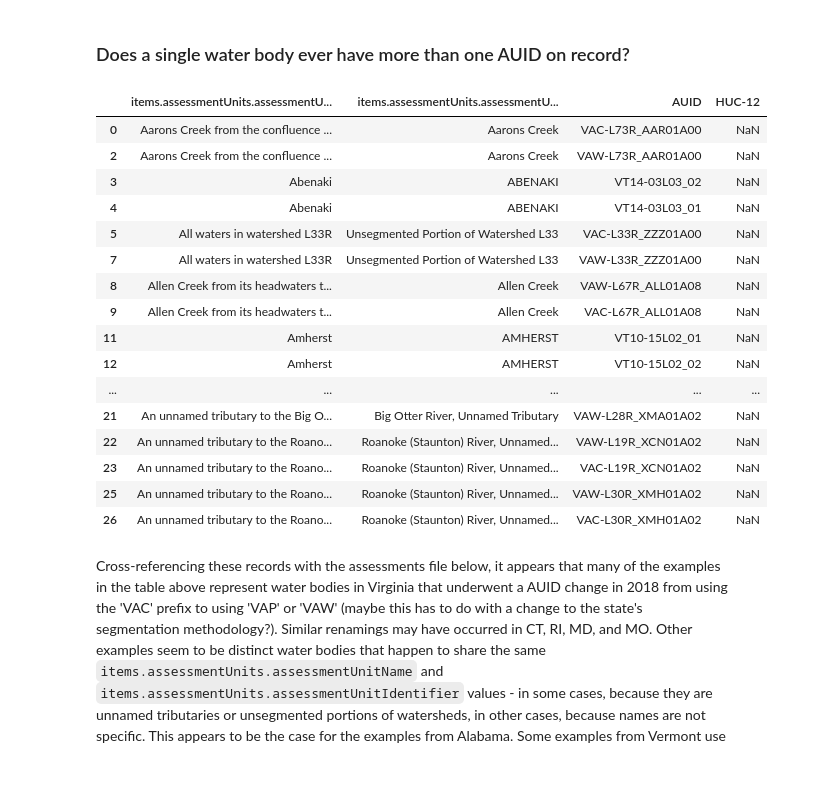
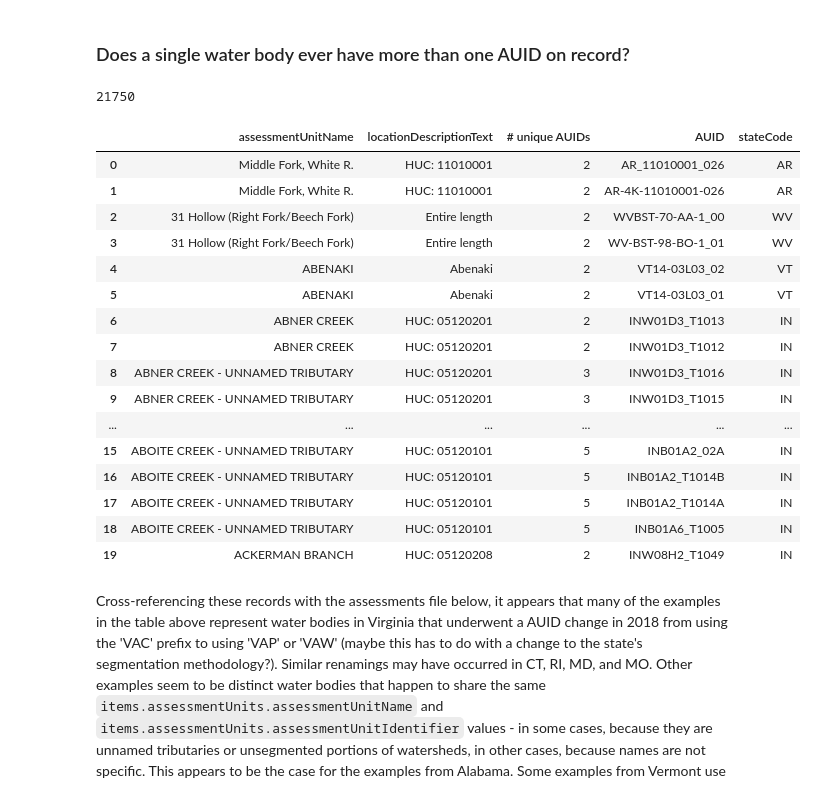
Before and after one commit to reglab/TMDLs_archived, a Jupyter notebook: data_exploration.ipynb, the cells around one changed output. Drawn from its saved outputs; the diff is of its cells as text; code cells hidden in the pictures.

```diff
--- a/data_exploration.ipynb
+++ b/data_exploration.ipynb
@@ -68,0 +57,3 @@ Note: this estimate doesn't include Pennsylvania, which according to https://att
+# %%
+AUs.rename(columns={'assessmentUnitIdentifier': 'AUID'}, inplace=True)
+AUs.head()
@@ -94,30 +94,37 @@ What explains the AUIDs that are in the HUC_AUID_links table but not the ATTAINS
 Again, based on hand-checking examples, it appears that almost all (if not all) of the AUIDs that appear in the HUC_AUID_links table but not the AUs table are from Pennsylvania, which was excluded from the AUs table due to computation limitations.
 # %% [markdown]
 ### Does a single water body ever have more than one AUID on record?
+# %%
+AUs.drop('Unnamed: 0', axis=1, inplace=True)
 # %%
-counts = AUs.groupby(['items.assessmentUnits.assessmentUnitName', 'items.assessmentUnits.assessmentUnitIdentifier'], as_index=False).nunique()
-changed_AUIDs = counts[counts['AUID']>1][['items.assessmentUnits.assessmentUnitName', 'items.assessmentUnits.assessmentUnitIdentifier']]
+counts = AUs.groupby(['assessmentUnitName', 'locationDescriptionText'], as_index=False).nunique()
+changed_AUIDs = counts[counts['AUID']>1][['assessmentUnitName', 'locationDescriptionText', 'AUID']].rename(columns={'AUID':'# unique AUIDs'})
+# %%
+changed_AUIDs = changed_AUIDs[(changed_AUIDs['assessmentUnitName'] != '<Null>') & (changed_AUIDs['locationDescriptionText'] != '<Null>')]
+len(changed_AUIDs)
+# %% [output]
+21750
 # %%
-changed_AUIDs = changed_AUIDs.merge(AUs[['AUID', 'HUC-12', 'items.assessmentUnits.assessmentUnitName', 'items.assessmentUnits.assessmentUnitIdentifier']], on=['items.assessmentUnits.assessmentUnitName', 'items.assessmentUnits.assessmentUnitIdentifier'], how='left').drop_duplicates()
+changed_AUIDs = changed_AUIDs.merge(AUs[['AUID', 'assessmentUnitName', 'locationDescriptionText', 'stateCode']], on=['assessmentUnitName', 'locationDescriptionText'], how='left').drop_duplicates()
 changed_AUIDs.head(20)
 # %% [output]
-|  | items.assessmentUnits.assessmentU... | items.assessmentUnits.assessmentU... | AUID | HUC-12 |
-| 0 | Aarons Creek from the confluence ... | Aarons Creek | VAC-L73R_AAR01A00 | NaN |
-| 2 | Aarons Creek from the confluence ... | Aarons Creek | VAW-L73R_AAR01A00 | NaN |
-| 3 | Abenaki | ABENAKI | VT14-03L03_02 | NaN |
-| 4 | Abenaki | ABENAKI | VT14-03L03_01 | NaN |
-| 5 | All waters in watershed L33R | Unsegmented Portion of Watershed L33 | VAC-L33R_ZZZ01A00 | NaN |
-| 7 | All waters in watershed L33R | Unsegmented Portion of Watershed L33 | VAW-L33R_ZZZ01A00 | NaN |
-| 8 | Allen Creek from its headwaters t... | Allen Creek | VAW-L67R_ALL01A08 | NaN |
-| 9 | Allen Creek from its headwaters t... | Allen Creek | VAC-L67R_ALL01A08 | NaN |
-| 11 | Amherst | AMHERST | VT10-15L02_01 | NaN |
-| 12 | Amherst | AMHERST | VT10-15L02_02 | NaN |
-| ... | ... | ... | ... | ... |
-| 21 | An unnamed tributary to the Big O... | Big Otter River, Unnamed Tributary | VAW-L28R_XMA01A02 | NaN |
-| 22 | An unnamed tributary to the Roano... | Roanoke (Staunton) River, Unnamed... | VAW-L19R_XCN01A02 | NaN |
-| 23 | An unnamed tributary to the Roano... | Roanoke (Staunton) River, Unnamed... | VAC-L19R_XCN01A02 | NaN |
-| 25 | An unnamed tributary to the Roano... | Roanoke (Staunton) River, Unnamed... | VAW-L30R_XMH01A02 | NaN |
-| 26 | An unnamed tributary to the Roano... | Roanoke (Staunton) River, Unnamed... | VAC-L30R_XMH01A02 | NaN |
+|  | assessmentUnitName | locationDescriptionText | # unique AUIDs | AUID | stateCode |
+| 0 | Middle Fork, White R. | HUC: 11010001 | 2 | AR_11010001_026 | AR |
+| 1 | Middle Fork, White R. | HUC: 11010001 | 2 | AR-4K-11010001-026 | AR |
+| 2 | 31 Hollow (Right Fork/Beech Fork) | Entire length | 2 | WVBST-70-AA-1_00 | WV |
+| 3 | 31 Hollow (Right Fork/Beech Fork) | Entire length | 2 | WV-BST-98-BO-1_01 | WV |
+| 4 | ABENAKI | Abenaki | 2 | VT14-03L03_02 | VT |
+| 5 | ABENAKI | Abenaki | 2 | VT14-03L03_01 | VT |
+| 6 | ABNER CREEK | HUC: 05120201 | 2 | INW01D3_T1013 | IN |
+| 7 | ABNER CREEK | HUC: 05120201 | 2 | INW01D3_T1012 | IN |
+| 8 | ABNER CREEK - UNNAMED TRIBUTARY | HUC: 05120201 | 3 | INW01D3_T1016 | IN |
+| 9 | ABNER CREEK - UNNAMED TRIBUTARY | HUC: 05120201 | 3 | INW01D3_T1015 | IN |
+| ... | ... | ... | ... | ... | ... |
+| 15 | ABOITE CREEK - UNNAMED TRIBUTARY | HUC: 05120101 | 5 | INB01A2_02A | IN |
+| 16 | ABOITE CREEK - UNNAMED TRIBUTARY | HUC: 05120101 | 5 | INB01A2_T1014B | IN |
+| 17 | ABOITE CREEK - UNNAMED TRIBUTARY | HUC: 05120101 | 5 | INB01A2_T1014A | IN |
+| 18 | ABOITE CREEK - UNNAMED TRIBUTARY | HUC: 05120101 | 5 | INB01A6_T1005 | IN |
+| 19 | ACKERMAN BRANCH | HUC: 05120208 | 2 | INW08H2_T1049 | IN |
 # %% [markdown]
 Cross-referencing these records with the assessments file below, it appears that many of the examples in the table above represent water bodies in Virginia that underwent a AUID change in 2018 from using the 'VAC' prefix to using 'VAP' or 'VAW' (maybe this has to do with a change to the state's segmentation methodology?). Similar renamings may have occurred in CT, RI, MD, and MO.
 Other examples seem to be distinct water bodies that happen to share the same `items.assessmentUnits.assessmentUnitName` and `items.assessmentUnits.assessmentUnitIdentifier` values - in some cases, because they are unnamed tributaries or unsegmented portions of watersheds, in other cases, because names are not specific. This appears to be the case for the examples from Alabama.
```
Also changed, not shown: parts of 25 cells of this notebook, 1 other file.
